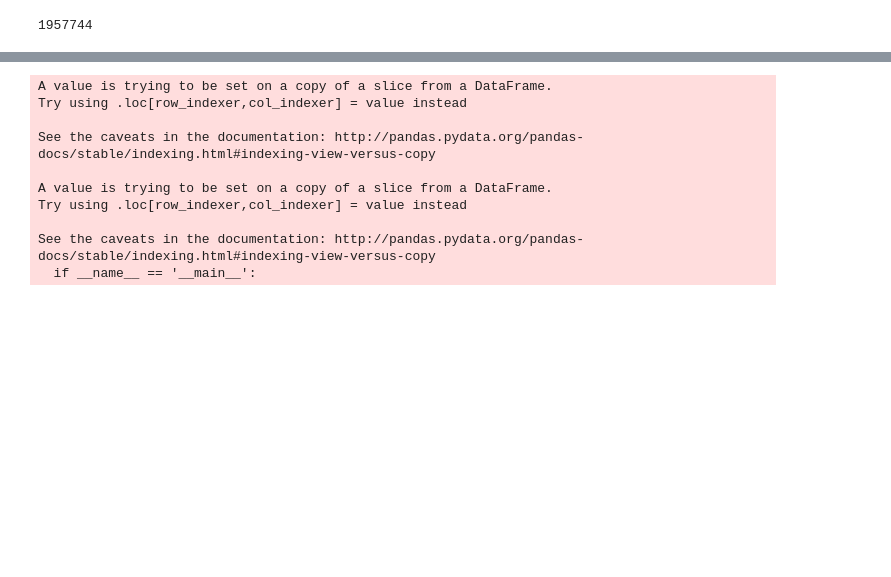
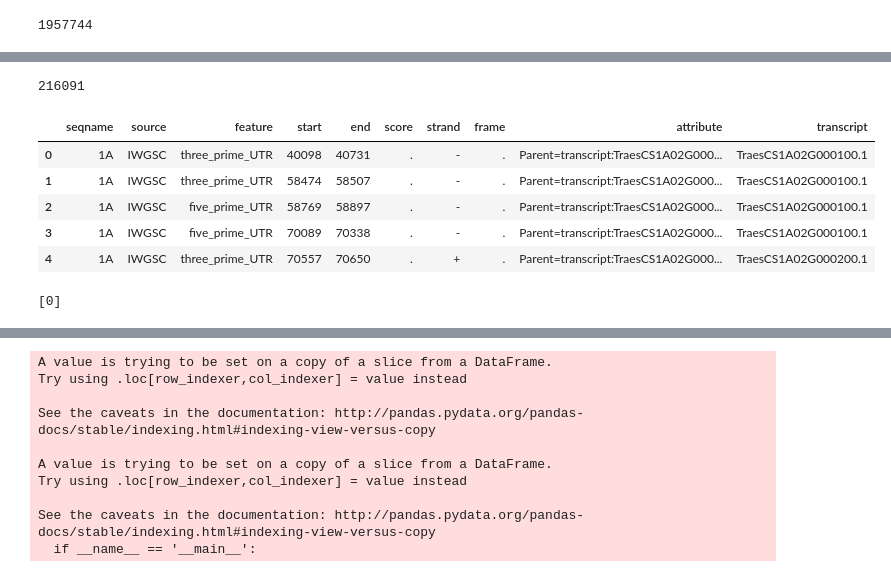
Before and after one commit to juancresc/mirna_mite, a Jupyter notebook: 2_analysis/2_cleavage.ipynb, the cells around one changed output, grey strips where cells are left out. Drawn from its saved outputs; the diff is of its cells as text; code cells hidden in the pictures; blank space fills up the shorter version.

```diff
--- a/2_analysis/2_cleavage.ipynb
+++ b/2_analysis/2_cleavage.ipynb
@@ -138,9 +109,0 @@ df_ann.head(2)
-# %%
-transcript = False
-for k,v in df_ann.iterrows():
-    if v.transcript != transcript:
-        start = 0
-    df_ann.loc[k, 'nstart'] = start
-    df_ann.loc[k, 'nend'] = start + v.size
-    start += v.size + 1
-    transcript = v.transcript
@@ -146,0 +114,17 @@ for k,v in df_ann.iterrows():
+# %%
+
+df_ann = df_ann[~df_ann[(df_ann.strand=='-') & (df_ann.feature=='five_prime_UTR')].duplicated(['feature','transcript'],keep='last')]
+df_ann = df_ann[~df_ann[(df_ann.strand=='+') & (df_ann.feature=='three_prime_UTR')].duplicated(['feature','transcript'],keep='last')]
+df_ann = df_ann[~df_ann[(df_ann.strand=='-') & (df_ann.feature=='three_prime_UTR')].duplicated(['feature','transcript'],keep='first')]
+# %%
+df_ann = df_ann[~df_ann.index.isin(delete)]
+print(len(df_ann.index))
+df_ann.head(5)
+# %% [output]
+216091
+|  | seqname | source | feature | start | end | score | strand | frame | attribute | transcript |
+| 0 | 1A | IWGSC | three_prime_UTR | 40098 | 40731 | . | - | . | Parent=transcript:TraesCS1A02G000... | TraesCS1A02G000100.1 |
+| 1 | 1A | IWGSC | three_prime_UTR | 58474 | 58507 | . | - | . | Parent=transcript:TraesCS1A02G000... | TraesCS1A02G000100.1 |
+| 2 | 1A | IWGSC | five_prime_UTR | 58769 | 58897 | . | - | . | Parent=transcript:TraesCS1A02G000... | TraesCS1A02G000100.1 |
+| 3 | 1A | IWGSC | five_prime_UTR | 70089 | 70338 | . | - | . | Parent=transcript:TraesCS1A02G000... | TraesCS1A02G000100.1 |
+| 4 | 1A | IWGSC | three_prime_UTR | 70557 | 70650 | . | + | . | Parent=transcript:TraesCS1A02G000... | TraesCS1A02G000200.1 |
@@ -146,0 +145,4 @@ for k,v in df_ann.iterrows():
+# %%
+res
+# %% [output]
+[0]
```
Also changed, not shown: parts of 15 cells of this notebook, 1 other file.
